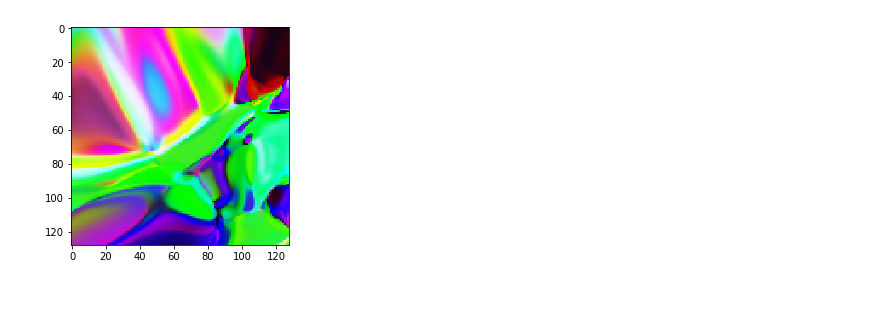
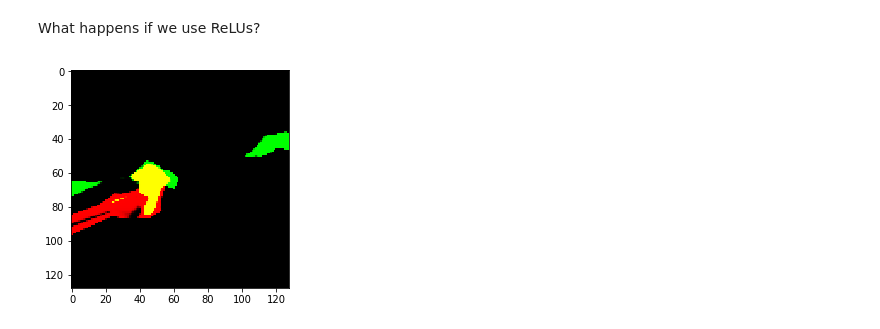
Before and after one commit to paraschopra/abstract-art-neural-network, a Jupyter notebook: generate-art.ipynb, the cells around one changed output. Cells and saved outputs as stored; diff of their text form; code cells hidden in the pictures; blank space fills up the shorter version.

```diff
--- a/generate-art.ipynb
+++ b/generate-art.ipynb
@@ -16,37 +13,0 @@ def init_normal(m):
-# %%
-class NN(nn.Module):
-
-    def __init__(self):
-        super(NN, self).__init__()
-        self.layers = nn.Sequential(nn.Linear(2, 16, bias=True),
-                                    nn.Tanh(),
-                                    nn.Linear(16, 16, bias=False),
-                                    nn.Tanh(),
-                                    nn.Linear(16, 16, bias=False),
-                                    nn.Tanh(),
-                                    nn.Linear(16, 16, bias=False),
-                                    nn.Tanh(),
-                                    nn.Linear(16, 16, bias=False),
-                                    nn.Tanh(),
-                                    nn.Linear(16, 16, bias=False),
-                                    nn.Tanh(),
-                                    nn.Linear(16, 16, bias=False),
-                                    nn.Tanh(),
-                                    nn.Linear(16, 16, bias=False),
-                                    nn.Tanh(),
-                                    nn.Linear(16, 16, bias=False),
-                                    nn.Tanh(),
-                                    nn.Linear(16, 3, bias=False),
-                                    nn.Sigmoid())
-
-    def forward(self, x):
-        return self.layers(x)
-# %%
-def gen_new_image(size, save=True):
-    net = NN()
-    net.apply(init_normal)
-    colors = run_net(net, size)
-    plot_colors(colors)
-    if(True):
-        save_colors(colors)
-    return net, colors
@@ -75,4 +113,6 @@ def run_plot_save(net, size, fig_size=8):
+# %% [markdown]
+What happens if we use ReLUs?
 # %%
-n,c = gen_new_image(128, save=False)
+n,c = gen_new_image(128, save=False, activation=nn.ReLU)
 # %% [output]
-[figure, old version]
+[figure, new version]
```
Also changed, not shown: parts of 14 cells of this notebook.
